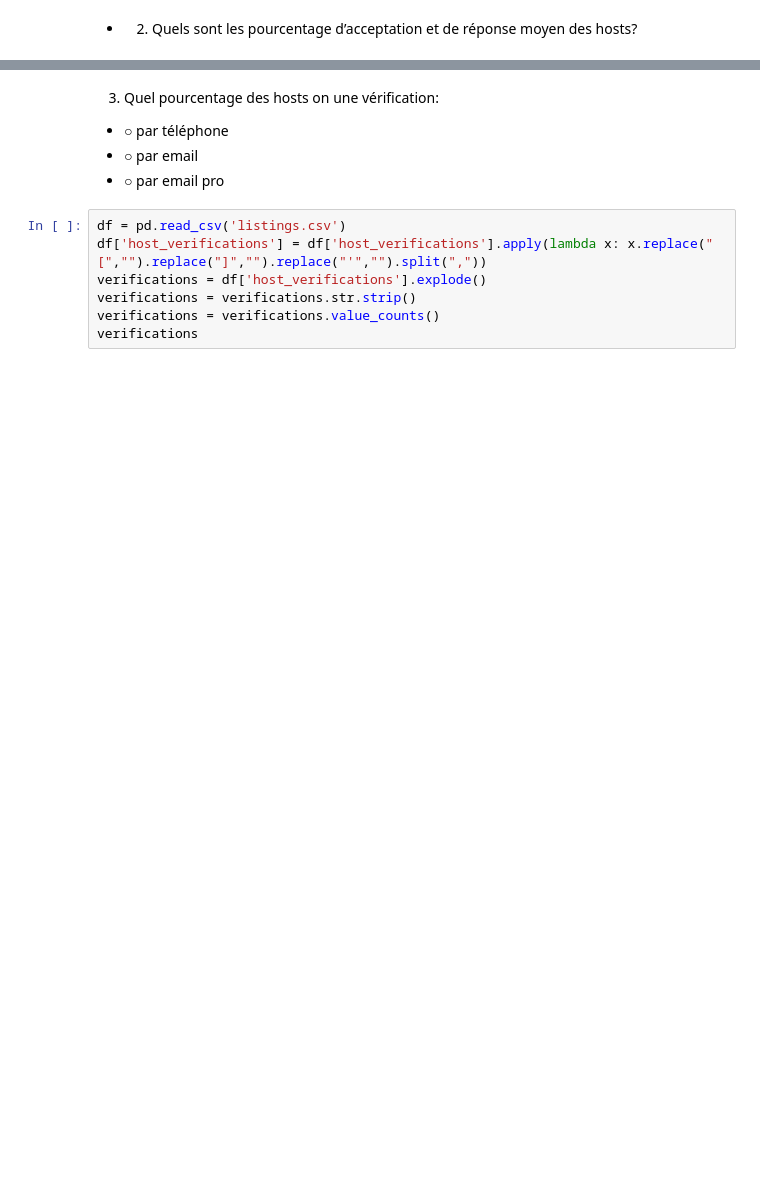
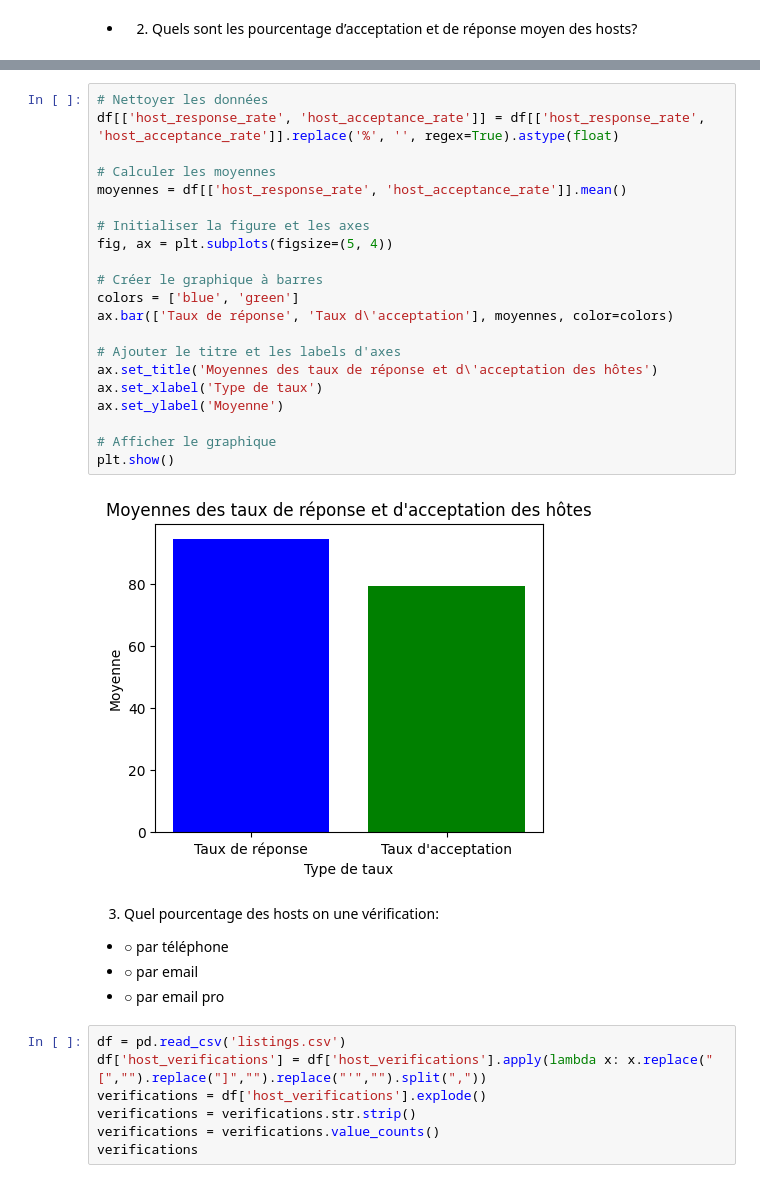
Before and after one commit to DonzerHD/Pandas-Env-Visuel, a Jupyter notebook: Pandas/TD_Pandas.ipynb, the cells around one changed output, grey strips where cells are left out. Cells and saved outputs as stored; diff of their text form; blank space fills up the shorter version.

```diff
--- a/Pandas/TD_Pandas.ipynb
+++ b/Pandas/TD_Pandas.ipynb
@@ -36,3 +60,26 @@ moyennes.plot(kind='bar', figsize=(15, 5))
+# %%
+# Nettoyer les données
+df[['host_response_rate', 'host_acceptance_rate']] = df[['host_response_rate', 'host_acceptance_rate']].replace('%', '', regex=True).astype(float)
+
+# Calculer les moyennes
+moyennes = df[['host_response_rate', 'host_acceptance_rate']].mean()
+
+# Initialiser la figure et les axes
+fig, ax = plt.subplots(figsize=(5, 4))
+
+# Créer le graphique à barres
+colors = ['blue', 'green']
+ax.bar(['Taux de réponse', 'Taux d\'acceptation'], moyennes, color=colors)
+
+# Ajouter le titre et les labels d'axes
+ax.set_title('Moyennes des taux de réponse et d\'acceptation des hôtes')
+ax.set_xlabel('Type de taux')
+ax.set_ylabel('Moyenne')
+
+# Afficher le graphique
+plt.show()
+# %% [output]
+[figure, added]
 # %% [markdown]
 3. Quel pourcentage des hosts on une vérification:
 - ○ par téléphone
```
Also changed, not shown: parts of 15 cells of this notebook, 4 other files.
